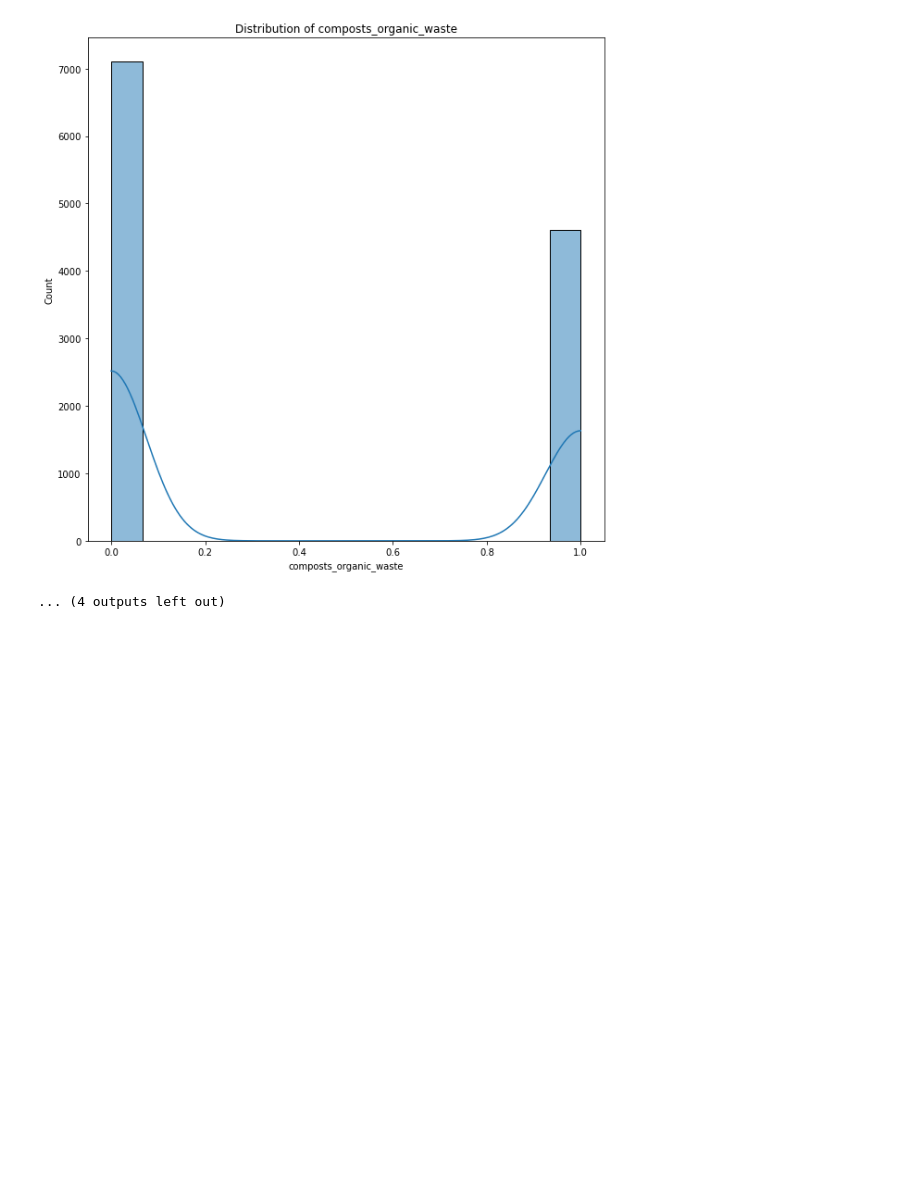
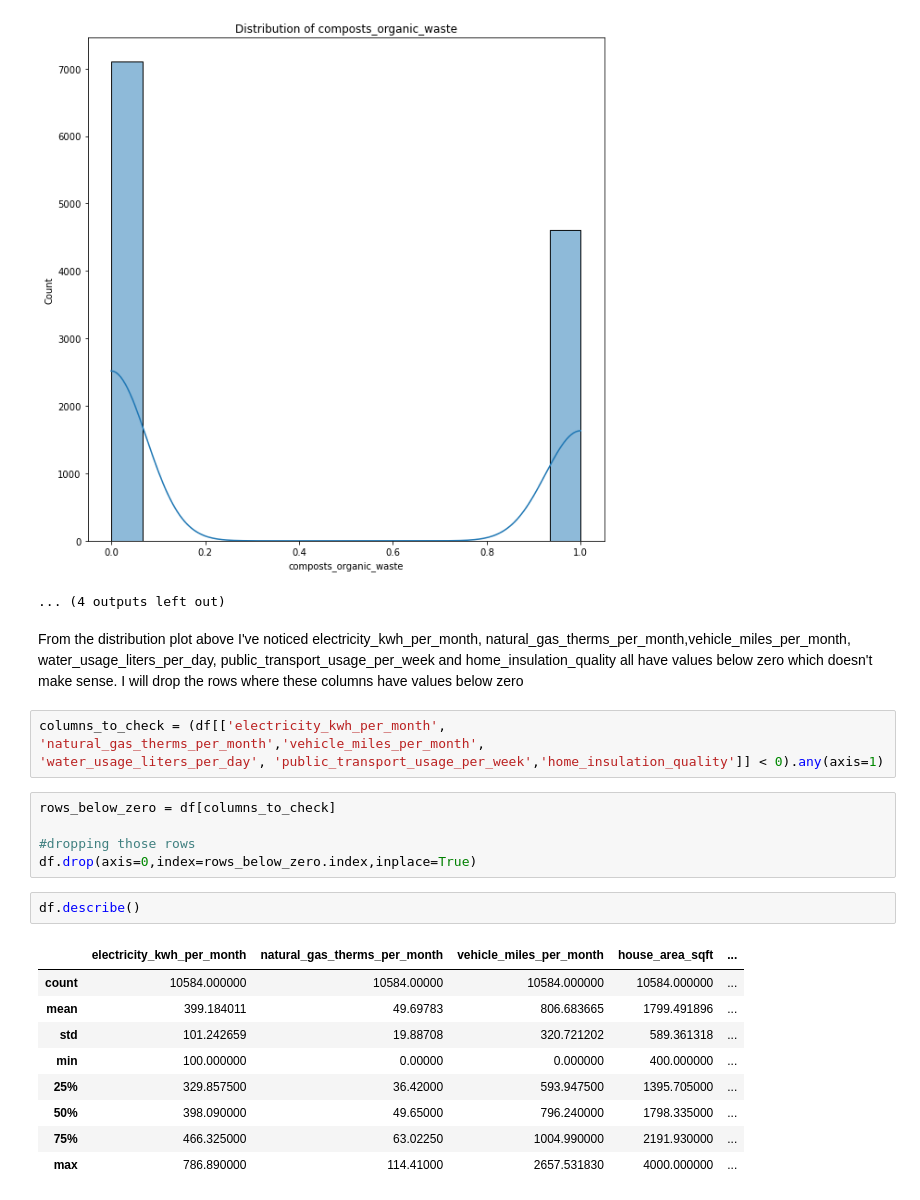
Before and after one commit to FrancisNdirangu/Carbon-Footprint-ML-Project, a Jupyter notebook: dataset/notebook.ipynb, the cells around one changed output. Saved outputs shown, nothing was run; the diff lists cells and outputs as text; blank space fills up the shorter version.

Commit message:
dropped rows with minimum values that don't make sense

```diff
--- a/dataset/notebook.ipynb
+++ b/dataset/notebook.ipynb
@@ -277,3 +277,25 @@ for feature in numerical_features.columns:
 [figure]
 [figure]
 ... (4 outputs left out)
+# %% [markdown]
+From the distribution plot above I've noticed electricity_kwh_per_month, natural_gas_therms_per_month,vehicle_miles_per_month, water_usage_liters_per_day, public_transport_usage_per_week and home_insulation_quality all have values below zero which doesn't make sense. I will drop the rows where these columns have values below zero
+# %%
+columns_to_check = (df[['electricity_kwh_per_month', 'natural_gas_therms_per_month','vehicle_miles_per_month',
+'water_usage_liters_per_day', 'public_transport_usage_per_week','home_insulation_quality']] < 0).any(axis=1)
+# %%
+rows_below_zero = df[columns_to_check]
+
+#dropping those rows
+df.drop(axis=0,index=rows_below_zero.index,inplace=True)
+# %%
+df.describe()
+# %% [output]
+|  | electricity_kwh_per_month | natural_gas_therms_per_month | vehicle_miles_per_month | house_area_sqft | ... |
+| count | 10584.000000 | 10584.00000 | 10584.000000 | 10584.000000 | ... |
+| mean | 399.184011 | 49.69783 | 806.683665 | 1799.491896 | ... |
+| std | 101.242659 | 19.88708 | 320.721202 | 589.361318 | ... |
+| min | 100.000000 | 0.00000 | 0.000000 | 400.000000 | ... |
+| 25% | 329.857500 | 36.42000 | 593.947500 | 1395.705000 | ... |
+| 50% | 398.090000 | 49.65000 | 796.240000 | 1798.335000 | ... |
+| 75% | 466.325000 | 63.02250 | 1004.990000 | 2191.930000 | ... |
+| max | 786.890000 | 114.41000 | 2657.531830 | 4000.000000 | ... |
```
Also changed, not shown: parts of 1 cell of this notebook.
